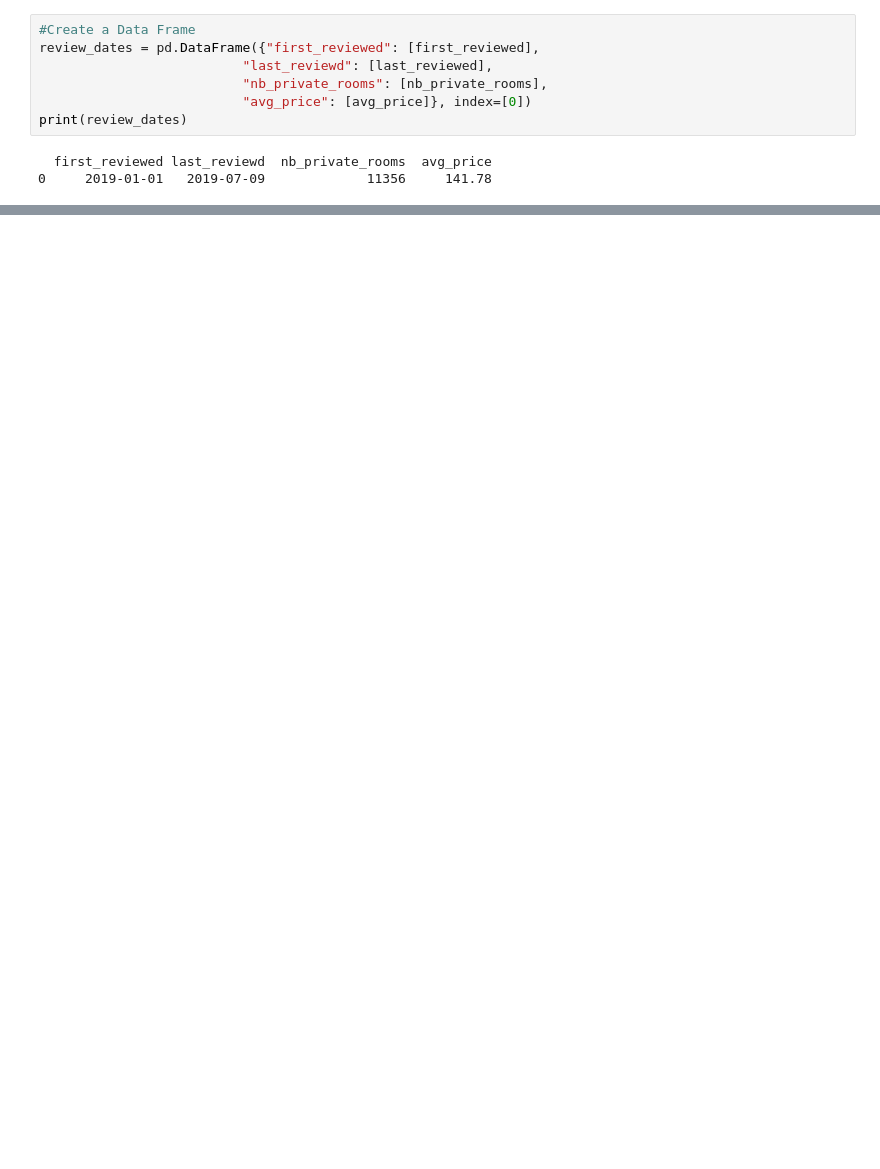
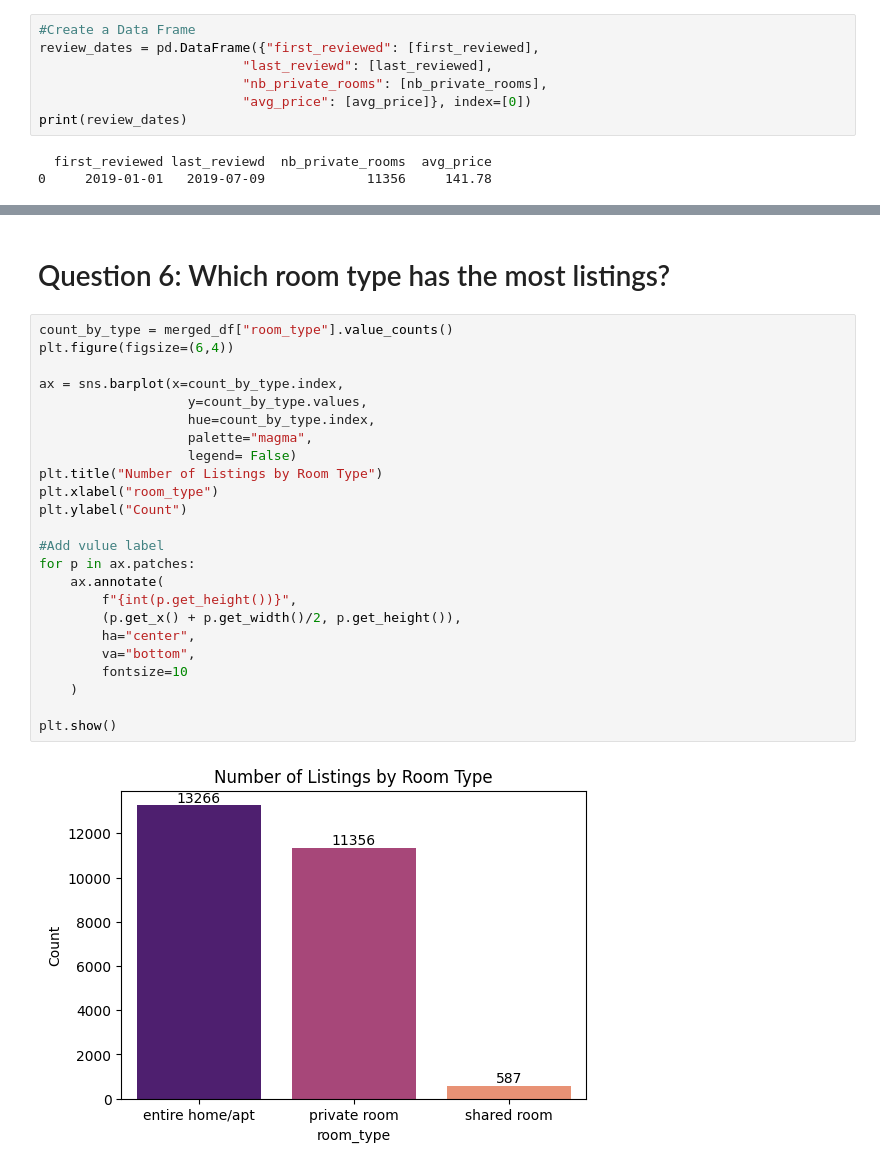
Before and after one commit to annehtran/anhtran-portfolio, a Jupyter notebook: Python Projects/Data Importing and Cleaning/Exploring Airbnb Market Trends_script.ipynb, the cells around one changed output, grey strips where cells are left out. Cells and saved outputs as stored; diff of their text form; blank space fills up the shorter version.

```diff
--- a/Python Projects/Data Importing and Cleaning/Exploring Airbnb Market Trends_script.ipynb
+++ b/Python Projects/Data Importing and Cleaning/Exploring Airbnb Market Trends_script.ipynb
@@ -152,0 +178,28 @@ print(review_dates)
+# %% [markdown]
+# Question 6: Which room type has the most listings?
+# %%
+count_by_type = merged_df["room_type"].value_counts()
+plt.figure(figsize=(6,4))
+
+ax = sns.barplot(x=count_by_type.index,
+                   y=count_by_type.values,
+                   hue=count_by_type.index,
+                   palette="magma",
+                   legend= False)
+plt.title("Number of Listings by Room Type")
+plt.xlabel("room_type")
+plt.ylabel("Count")
+
+#Add vulue label
+for p in ax.patches:
+    ax.annotate(
+        f"{int(p.get_height())}",
+        (p.get_x() + p.get_width()/2, p.get_height()),
+        ha="center",
+        va="bottom",
+        fontsize=10
+    )
+
+plt.show()
+# %% [output]
+[figure, added]
```
Also changed, not shown: parts of 8 cells of this notebook, 1 other file.
